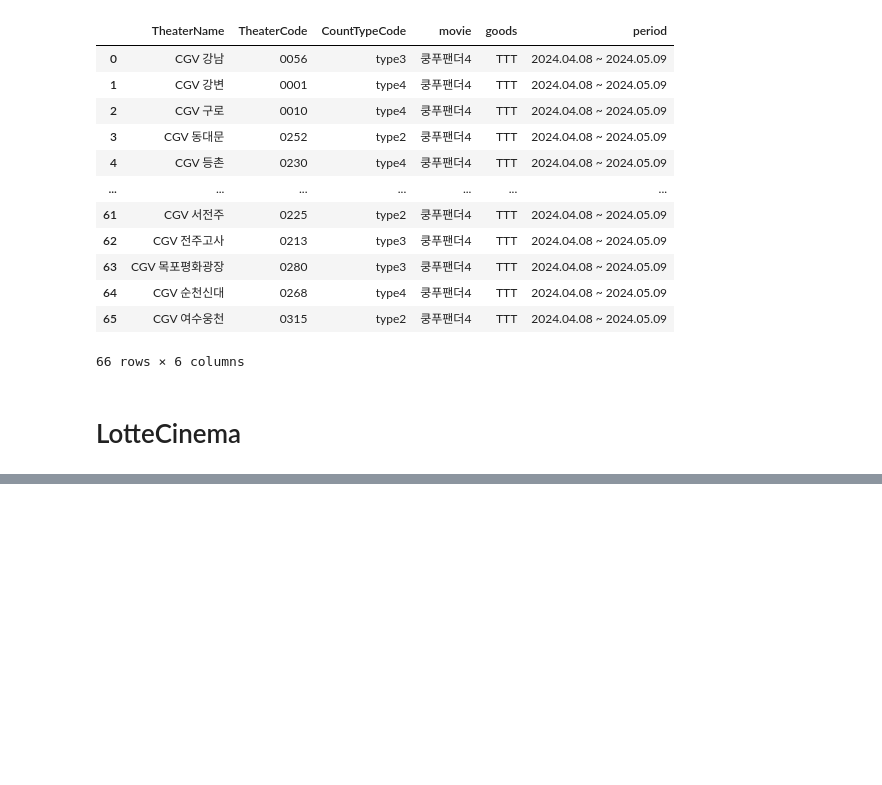
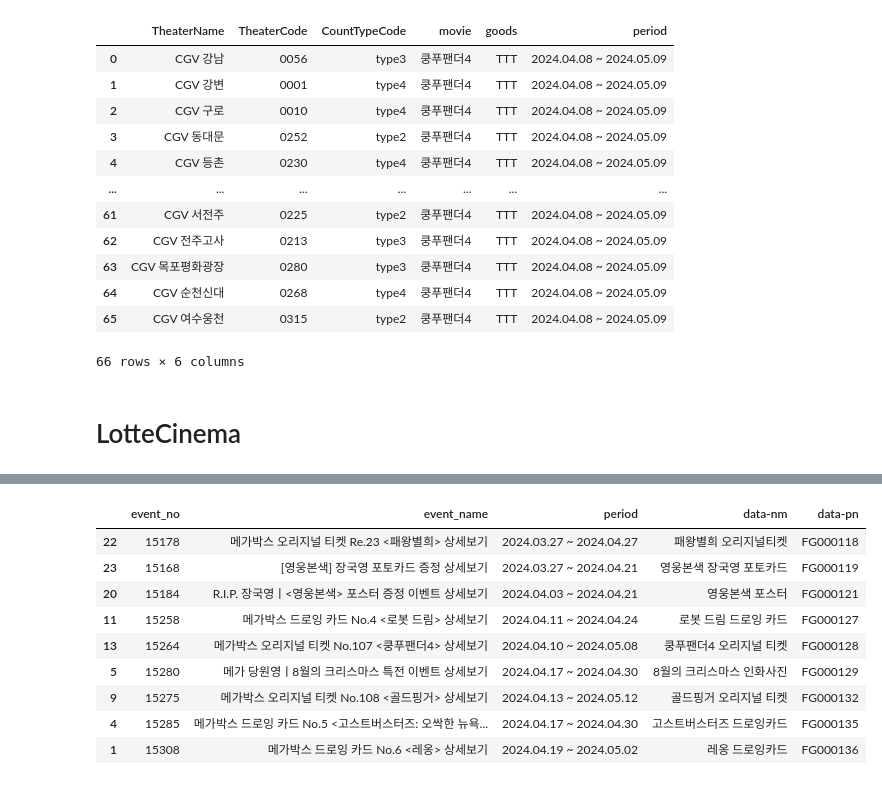
Before and after one commit to yu901/data_analysis, a Jupyter notebook: notebook/movie goods.ipynb, the cells around one changed output, grey strips where cells are left out. Cells and saved outputs as stored; diff of their text form; code cells hidden in the pictures; blank space fills up the shorter version.

```diff
--- a/notebook/movie goods.ipynb
+++ b/notebook/movie goods.ipynb
@@ -308,0 +386,14 @@ pd.DataFrame(suwon_list2)
+# %%
+event_df = get_MB_EventList()
+event_df[~event_df['data-pn'].isna()].sort_values('data-pn')
+# %% [output]
+|  | event_no | event_name | period | data-nm | data-pn |
+| 22 | 15178 | 메가박스 오리지널 티켓 Re.23 <패왕별희> 상세보기 | 2024.03.27 ~ 2024.04.27 | 패왕별희 오리지널티켓 | FG000118 |
+| 23 | 15168 | [영웅본색] 장국영 포토카드 증정 상세보기 | 2024.03.27 ~ 2024.04.21 | 영웅본색 장국영 포토카드 | FG000119 |
+| 20 | 15184 | R.I.P. 장국영ㅣ<영웅본색> 포스터 증정 이벤트 상세보기 | 2024.04.03 ~ 2024.04.21 | 영웅본색 포스터 | FG000121 |
+| 11 | 15258 | 메가박스 드로잉 카드 No.4 <로봇 드림> 상세보기 | 2024.04.11 ~ 2024.04.24 | 로봇 드림 드로잉 카드 | FG000127 |
+| 13 | 15264 | 메가박스 오리지널 티켓 No.107 <쿵푸팬더4> 상세보기 | 2024.04.10 ~ 2024.05.08 | 쿵푸팬더4 오리지널 티켓 | FG000128 |
+| 5 | 15280 | 메가 당원영ㅣ8월의 크리스마스 특전 이벤트 상세보기 | 2024.04.17 ~ 2024.04.30 | 8월의 크리스마스 인화사진 | FG000129 |
+| 9 | 15275 | 메가박스 오리지널 티켓 No.108 <골드핑거> 상세보기 | 2024.04.13 ~ 2024.05.12 | 골드핑거 오리지널 티켓 | FG000132 |
+| 4 | 15285 | 메가박스 드로잉 카드 No.5 <고스트버스터즈: 오싹한 뉴욕... | 2024.04.17 ~ 2024.04.30 | 고스트버스터즈 드로잉카드 | FG000135 |
+| 1 | 15308 | 메가박스 드로잉 카드 No.6 <레옹> 상세보기 | 2024.04.19 ~ 2024.05.02 | 레옹 드로잉카드 | FG000136 |
```
Also changed, not shown: parts of 18 cells of this notebook.
